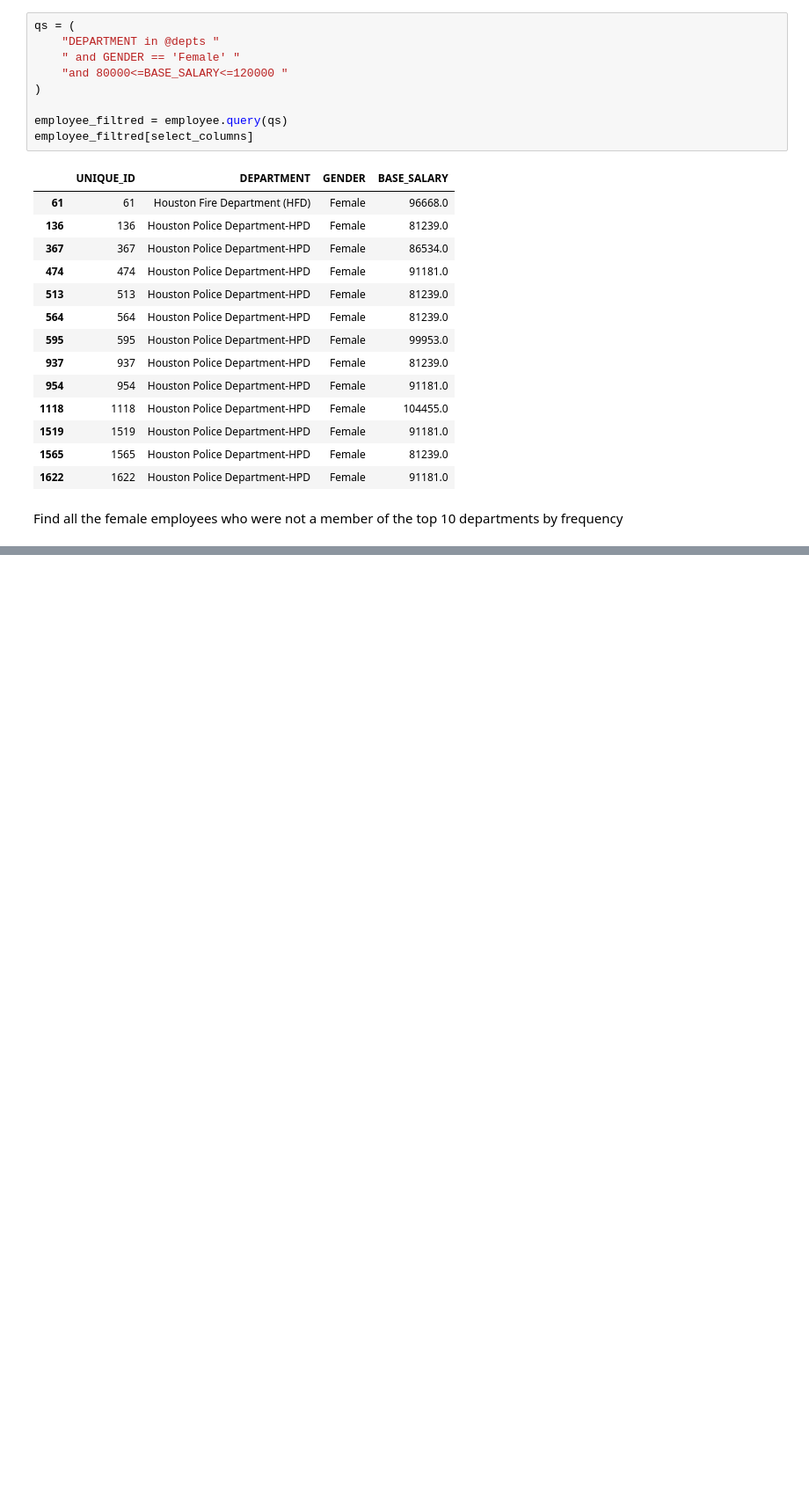
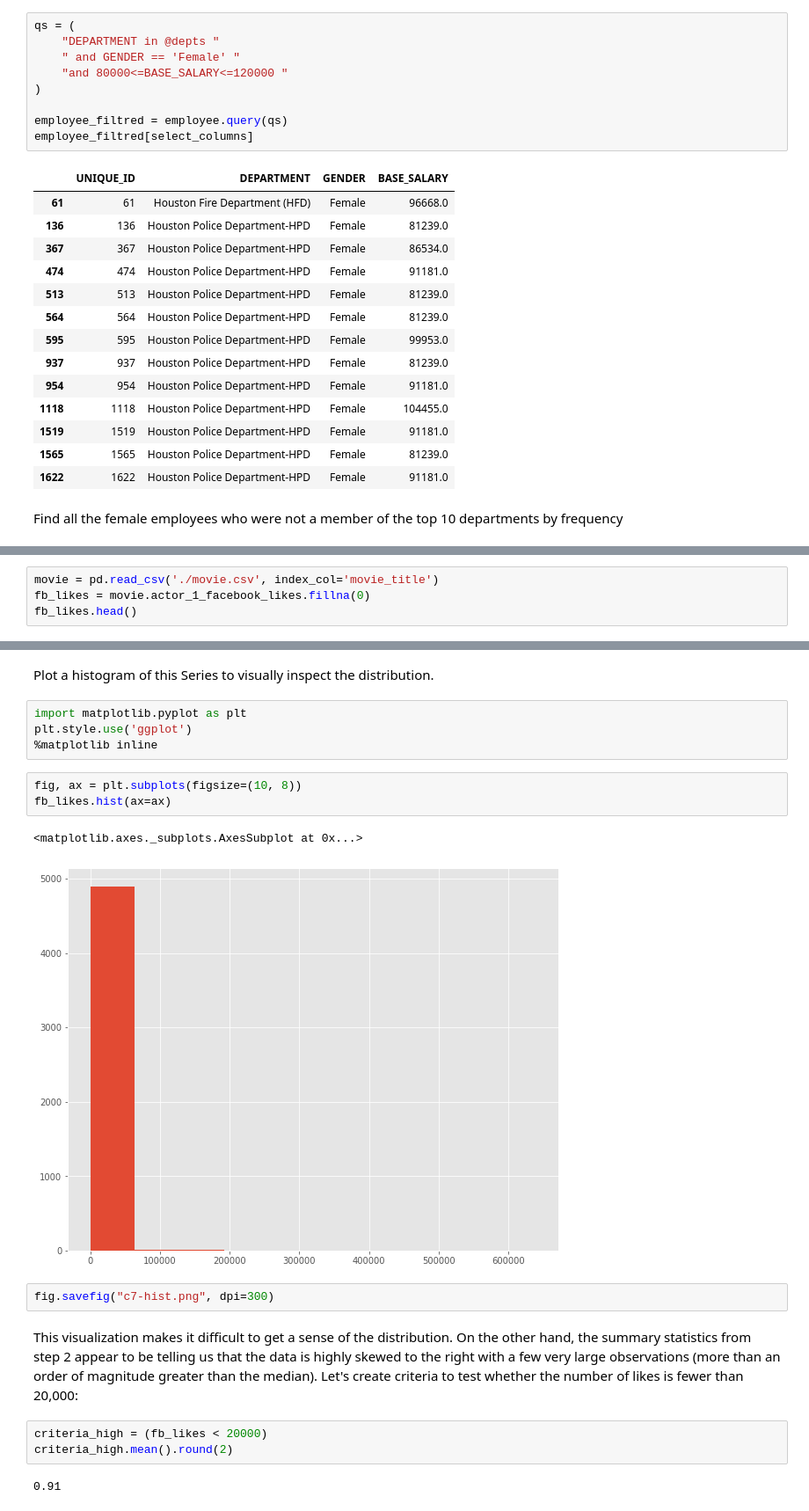
Before and after one commit to dajebbar/python-pract, a Jupyter notebook: work/data_analysis/pandas_cookbook_1.x/ch07/c7_code.ipynb, the cells around one changed output, grey strips where cells are left out. Shown: that part at 88% size. Cells and saved outputs as stored; diff of their text form; blank space fills up the shorter version.

Commit message:
Preserving Series size with the where method

```diff
--- a/work/data_analysis/pandas_cookbook_1.x/ch07/c7_code.ipynb
+++ b/work/data_analysis/pandas_cookbook_1.x/ch07/c7_code.ipynb
@@ -695,0 +707,4 @@ employee_filtred2.head()
+# %%
+movie = pd.read_csv('./movie.csv', index_col='movie_title')
+fb_likes = movie.actor_1_facebook_likes.fillna(0)
+fb_likes.head()
@@ -695,0 +733,21 @@ employee_filtred2.head()
+# %% [markdown]
+ Plot a histogram of this Series to visually inspect the distribution.
+# %%
+import matplotlib.pyplot as plt
+plt.style.use('ggplot')
+%matplotlib inline
+# %%
+fig, ax = plt.subplots(figsize=(10, 8))
+fb_likes.hist(ax=ax)
+# %% [output]
+<matplotlib.axes._subplots.AxesSubplot at 0x...>
+[figure, added]
+# %%
+fig.savefig("c7-hist.png", dpi=300)
+# %% [markdown]
+This visualization makes it difficult to get a sense of the distribution. On the other hand, the summary statistics from step 2 appear to be telling us that the data is highly skewed to the right with a few very large observations (more than an order of magnitude greater than the median). Let's create criteria to test whether the number of likes is fewer than 20,000:
+# %%
+criteria_high = (fb_likes < 20000)
+criteria_high.mean().round(2)
+# %% [output]
+0.91
```
Also changed, not shown: parts of 18 cells of this notebook.
